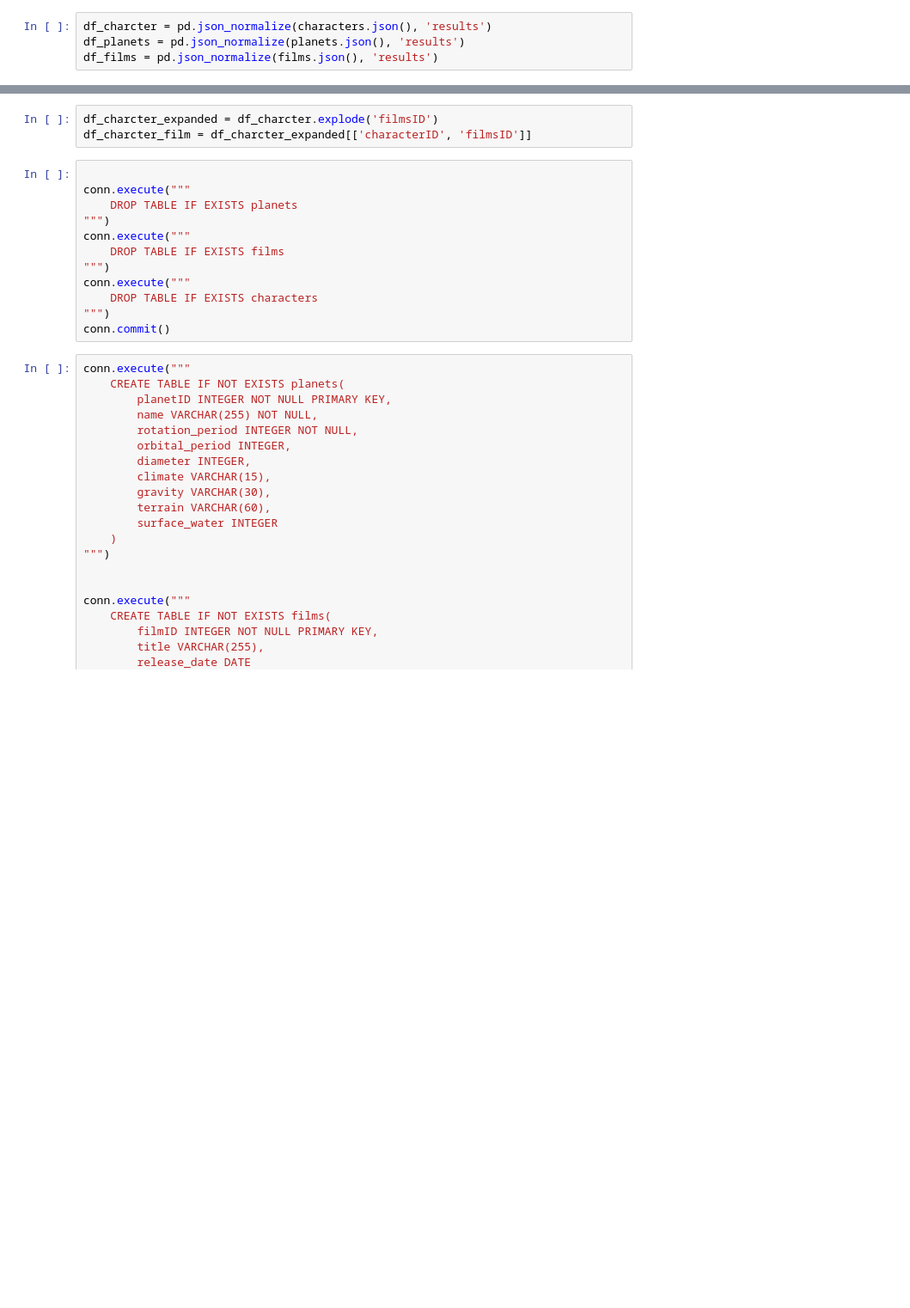
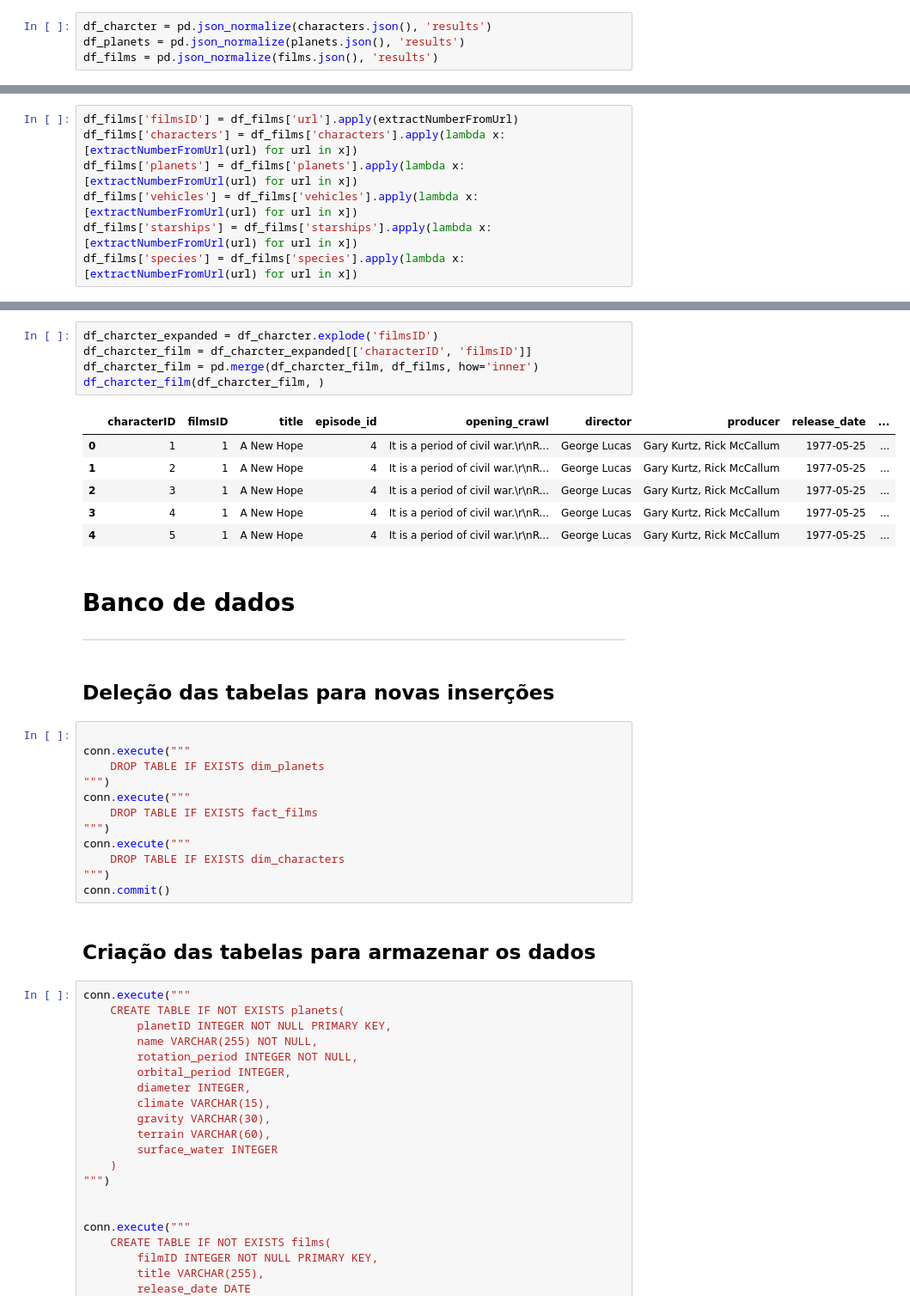
Before and after one commit to NIcknameInvalido/star_wars, a Jupyter notebook: app.ipynb, the cells around one changed output, grey strips where cells are left out. Shown at 86% size. Saved outputs shown, nothing was run; the diff lists cells and outputs as text; blank space fills up the shorter version.

```diff
--- a/app.ipynb
+++ b/app.ipynb
@@ -61,0 +48,7 @@ df_charcter.head(2)
+# %%
+df_films['filmsID'] = df_films['url'].apply(extractNumberFromUrl)
+df_films['characters'] = df_films['characters'].apply(lambda x: [extractNumberFromUrl(url) for url in x])
+df_films['planets'] = df_films['planets'].apply(lambda x: [extractNumberFromUrl(url) for url in x])
+df_films['vehicles'] = df_films['vehicles'].apply(lambda x: [extractNumberFromUrl(url) for url in x])
+df_films['starships'] = df_films['starships'].apply(lambda x: [extractNumberFromUrl(url) for url in x])
+df_films['species'] = df_films['species'].apply(lambda x: [extractNumberFromUrl(url) for url in x])
@@ -74,18 +80,35 @@ df_planets.head(2)
 # %%
 df_charcter_expanded = df_charcter.explode('filmsID')
 df_charcter_film = df_charcter_expanded[['characterID', 'filmsID']]
+df_charcter_film = pd.merge(df_charcter_film, df_films, how='inner')
+df_charcter_film(df_charcter_film, )
+# %% [output]
+|  | characterID | filmsID | title | episode_id | opening_crawl | director | producer | release_date | ... |
+| 0 | 1 | 1 | A New Hope | 4 | It is a period of civil war.\r\nR... | George Lucas | Gary Kurtz, Rick McCallum | 1977-05-25 | ... |
+| 1 | 2 | 1 | A New Hope | 4 | It is a period of civil war.\r\nR... | George Lucas | Gary Kurtz, Rick McCallum | 1977-05-25 | ... |
+| 2 | 3 | 1 | A New Hope | 4 | It is a period of civil war.\r\nR... | George Lucas | Gary Kurtz, Rick McCallum | 1977-05-25 | ... |
+| 3 | 4 | 1 | A New Hope | 4 | It is a period of civil war.\r\nR... | George Lucas | Gary Kurtz, Rick McCallum | 1977-05-25 | ... |
+| 4 | 5 | 1 | A New Hope | 4 | It is a period of civil war.\r\nR... | George Lucas | Gary Kurtz, Rick McCallum | 1977-05-25 | ... |
+# %% [markdown]
+# **Banco de dados**
+
+---
+# %% [markdown]
+## Deleção das tabelas para novas inserções
 # %%
 
 conn.execute("""
-    DROP TABLE IF EXISTS planets
+    DROP TABLE IF EXISTS dim_planets
 """)
 conn.execute("""
-    DROP TABLE IF EXISTS films
+    DROP TABLE IF EXISTS fact_films
 """)
 conn.execute("""
-    DROP TABLE IF EXISTS characters
+    DROP TABLE IF EXISTS dim_characters
 """)
 conn.commit()
+# %% [markdown]
+## Criação das tabelas para armazenar os dados
 # %%
 conn.execute("""
     CREATE TABLE IF NOT EXISTS planets(
```
Also changed, not shown: parts of 20 cells of this notebook.
